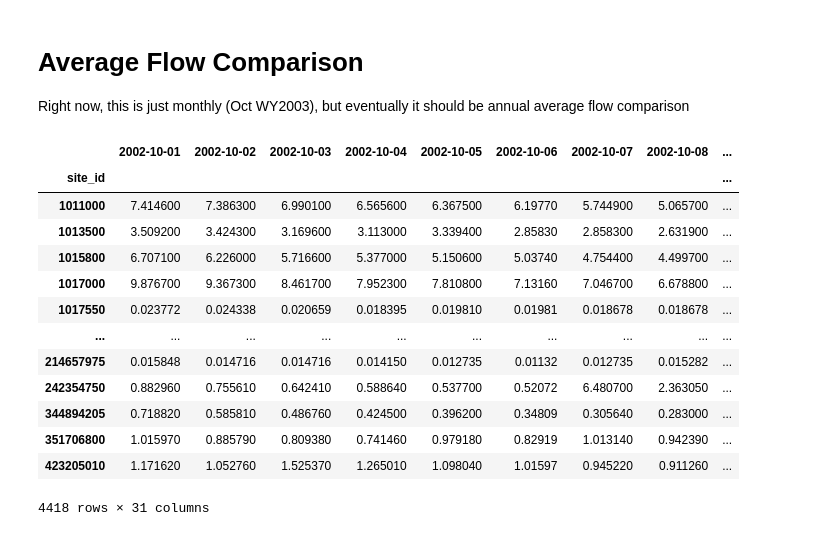
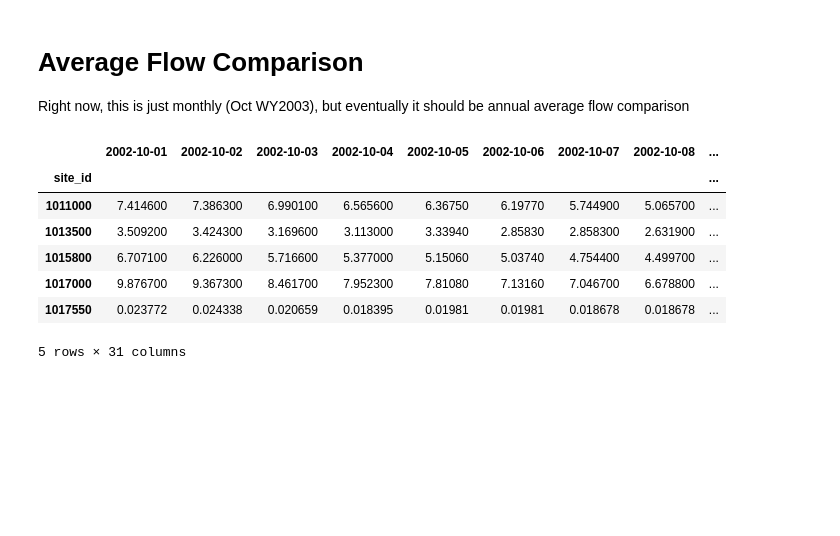
Before and after one commit to danielletijerina/PFCONUS2-analysis, a Jupyter notebook: scripts/Validation_scripts_backup/Streamflow/PF-USGS_flow_plots.ipynb, the cells around one changed output. Saved outputs shown, nothing was run; the diff lists cells and outputs as text; code cells hidden in the pictures; blank space fills up the shorter version.

```diff
--- a/scripts/Validation_scripts_backup/Streamflow/PF-USGS_flow_plots.ipynb
+++ b/scripts/Validation_scripts_backup/Streamflow/PF-USGS_flow_plots.ipynb
@@ -40,24 +43,19 @@ plot_dir = '/glade/p/univ/ucsm0002/CONUS2/Validation/Streamflow/Figures'
 # Average Flow Comparison
 Right now, this is just monthly (Oct WY2003), but eventually it should be annual average flow comparison
 # %%
-usgs_daily_flow = pd.read_csv(f'{organized_dir}/USGS_daily_FlowMatch_cms_2003.csv',index_col=['site_id'])
-CONUS2_daily_flow = pd.read_csv(f'{organized_dir}/CONUS2_daily_FlowMatch_cms_2003.csv',index_col=['site_id'])
+usgs_daily_flow = pd.read_csv(f'{organized_dir}/{usgs_csv}',index_col=['site_id'])
+CONUS2_daily_flow = pd.read_csv(f'{organized_dir}/{pf_csv}',index_col=['site_id'])
 CONUS2_daily_flow = CONUS2_daily_flow.drop(columns=['USGS_lat', 'USGS_lon', 'x_new_adj', 'y_new_adj'])
+metadata_df = pd.read_csv(f'{organized_dir}/{metadata_csv}',index_col=['site_id'])
 
-usgs_daily_flow
+usgs_daily_flow.head()
 # %% [output]
 |  | 2002-10-01 | 2002-10-02 | 2002-10-03 | 2002-10-04 | 2002-10-05 | 2002-10-06 | 2002-10-07 | 2002-10-08 | ... |
 | site_id |  |  |  |  |  |  |  |  | ... |
-| 1011000 | 7.414600 | 7.386300 | 6.990100 | 6.565600 | 6.367500 | 6.19770 | 5.744900 | 5.065700 | ... |
-| 1013500 | 3.509200 | 3.424300 | 3.169600 | 3.113000 | 3.339400 | 2.85830 | 2.858300 | 2.631900 | ... |
-| 1015800 | 6.707100 | 6.226000 | 5.716600 | 5.377000 | 5.150600 | 5.03740 | 4.754400 | 4.499700 | ... |
-| 1017000 | 9.876700 | 9.367300 | 8.461700 | 7.952300 | 7.810800 | 7.13160 | 7.046700 | 6.678800 | ... |
-| 1017550 | 0.023772 | 0.024338 | 0.020659 | 0.018395 | 0.019810 | 0.01981 | 0.018678 | 0.018678 | ... |
-| ... | ... | ... | ... | ... | ... | ... | ... | ... | ... |
-| 214657975 | 0.015848 | 0.014716 | 0.014716 | 0.014150 | 0.012735 | 0.01132 | 0.012735 | 0.015282 | ... |
-| 242354750 | 0.882960 | 0.755610 | 0.642410 | 0.588640 | 0.537700 | 0.52072 | 6.480700 | 2.363050 | ... |
-| 344894205 | 0.718820 | 0.585810 | 0.486760 | 0.424500 | 0.396200 | 0.34809 | 0.305640 | 0.283000 | ... |
-| 351706800 | 1.015970 | 0.885790 | 0.809380 | 0.741460 | 0.979180 | 0.82919 | 1.013140 | 0.942390 | ... |
-| 423205010 | 1.171620 | 1.052760 | 1.525370 | 1.265010 | 1.098040 | 1.01597 | 0.945220 | 0.911260 | ... |
+| 1011000 | 7.414600 | 7.386300 | 6.990100 | 6.565600 | 6.36750 | 6.19770 | 5.744900 | 5.065700 | ... |
+| 1013500 | 3.509200 | 3.424300 | 3.169600 | 3.113000 | 3.33940 | 2.85830 | 2.858300 | 2.631900 | ... |
+| 1015800 | 6.707100 | 6.226000 | 5.716600 | 5.377000 | 5.15060 | 5.03740 | 4.754400 | 4.499700 | ... |
+| 1017000 | 9.876700 | 9.367300 | 8.461700 | 7.952300 | 7.81080 | 7.13160 | 7.046700 | 6.678800 | ... |
+| 1017550 | 0.023772 | 0.024338 | 0.020659 | 0.018395 | 0.01981 | 0.01981 | 0.018678 | 0.018678 | ... |
-4418 rows × 31 columns
+5 rows × 31 columns
 # %%
```
Also changed, not shown: parts of 20 cells of this notebook, 4 other files.
